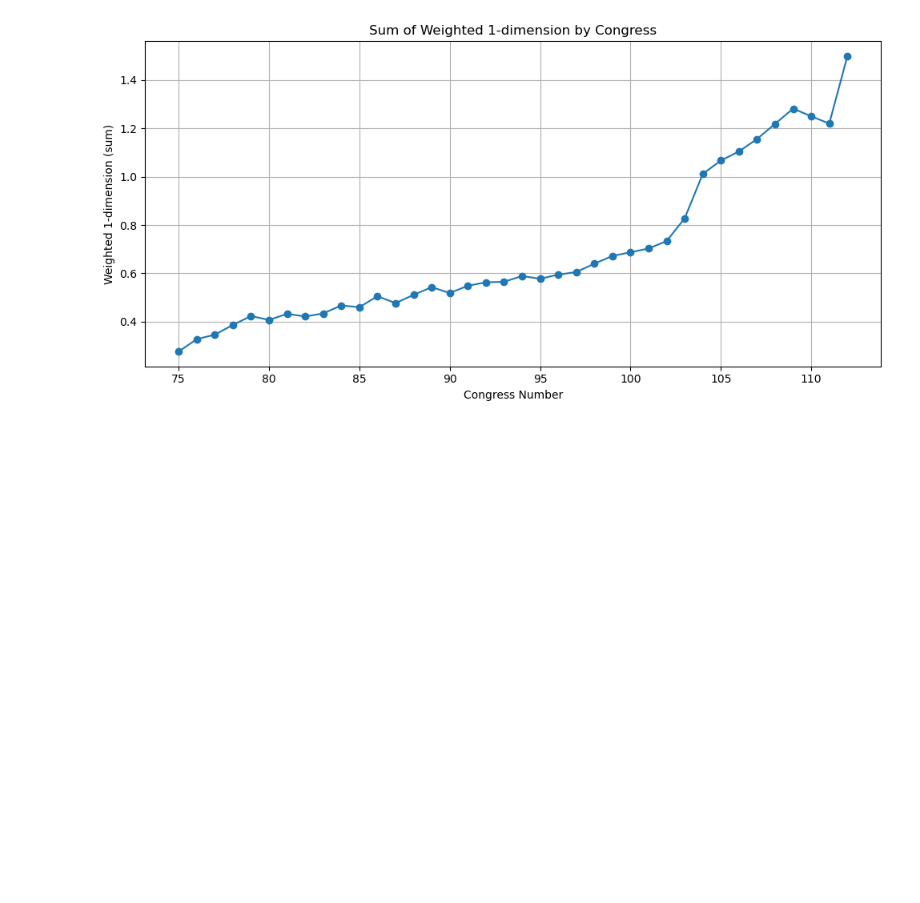
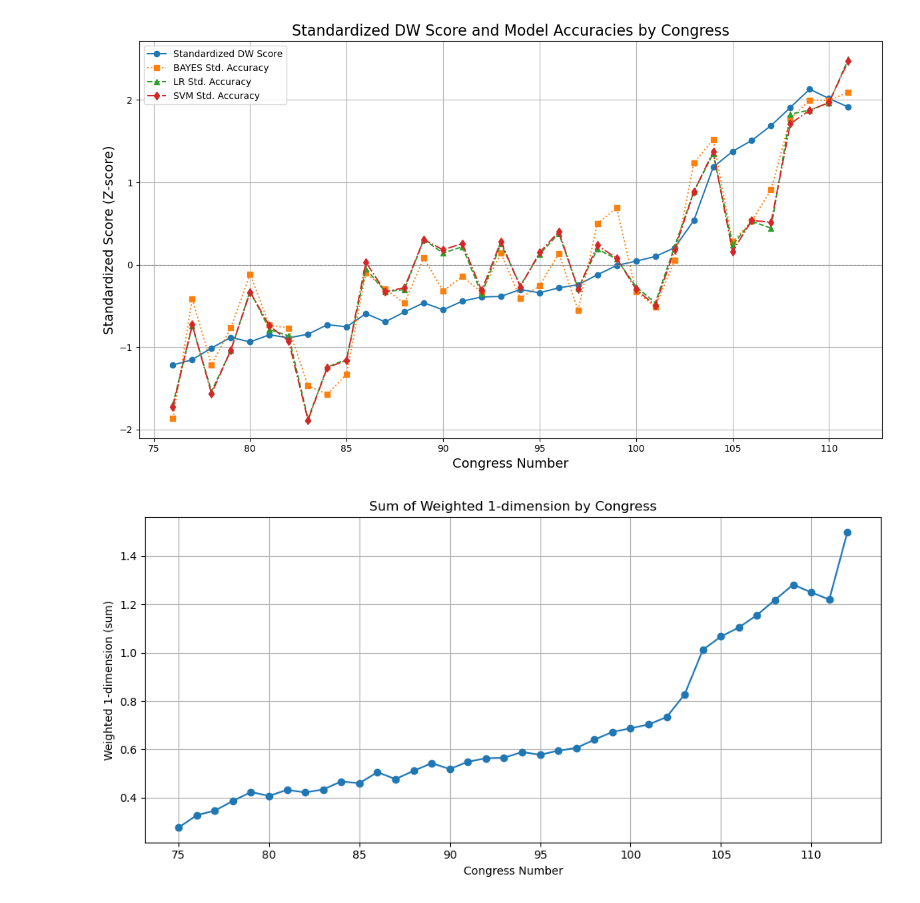
Before and after one commit to giacomotre/congress-polarization-thesis, a Jupyter notebook: notebooks/curve_comparison.ipynb, the cells around one changed output. Drawn from its saved outputs; the diff is of its cells as text; code cells hidden in the pictures; blank space fills up the shorter version.

Commit message:
curve comparison

```diff
--- a/notebooks/curve_comparison.ipynb
+++ b/notebooks/curve_comparison.ipynb
@@ -30,7 +32,7 @@ df_kept[df_kept["Congress Number"].between(75, 112)]
 # --- Apply Party-Seat Weighting ---
 df_seats_partition = pd.read_excel("dw_dominate_data/house_seats.xlsx")
 df_seats_partition = df_seats_partition[["Congress Number", "# Seats", "Democrats", "Republicans"]]
-df_seats_partition = df_seats_partition[df_seats_partition["Congress Number"].between(75, 112)]
+df_seats_partition = df_seats_partition[df_seats_partition["Congress Number"].between(76, 111)]
 
 # df1 and df2 each have a column called "Congress Number"
 df_merged = pd.merge(
@@ -66,0 +74,18 @@ standard_dw_score = standard_dw_score.tolist()
+# %%
+models = ["bayes", "lr", "svm"]
+base_dir = Path("models_avg_results")
+standardize_accuracy = []
+
+for model in models:
+    model_file = base_dir / f"tfidf_{model}_performance_avg.csv"
+    df = pd.read_csv(model_file)
+    accuracy_scores = df["accuracy"]
+    accuracy_array = np.array(accuracy_scores)
+    accuracy_std = np.std(accuracy_array)
+    accuracy_mean = np.mean(accuracy_array)
+
+    standard_accuracy_score = (accuracy_array - accuracy_mean)/accuracy_std
+    print(len(standard_accuracy_score))
+    standardize_accuracy.append(standard_accuracy_score)
+
+print(standardize_accuracy)
@@ -67,3 +110,46 @@ standard_dw_score = standard_dw_score.tolist()
+# %%
+plt.figure(figsize=(12, 7))  # Adjusted size for better readability with multiple lines
+
+# Plot the standardized DW score
+plt.plot(
+    weighted_sum["Congress Number"],
+    standard_dw_score,
+    marker="o",
+    linestyle="-", # Solid line for DW score
+    label="Standardized DW Score"  # Label for the legend
+)
+
+# Define some distinct markers and linestyles for the models
+model_markers = ['s', '^', 'd']  # square, triangle_up, diamond
+model_linestyles = [':', '--', '-.'] # dotted, dashed, dash-dot
+
+# Plot the standardized accuracy for each model
+for i, model_name in enumerate(models):
+    if i < len(standardize_accuracy): # Check if accuracy data exists for this model index
+        model_acc_scores = standardize_accuracy[i]
+        plt.plot(
+            weighted_sum["Congress Number"],
+            model_acc_scores,
+            marker=model_markers[i % len(model_markers)], # Cycle through markers
+            linestyle=model_linestyles[i % len(model_linestyles)], # Cycle through linestyles
+            label=f"{model_name.upper()} Std. Accuracy"  # Label for the legend
+        )
+    else:
+        print(f"Warning: Missing accuracy data for model index {i} ({model_name}). Skipping plot for this model.")
+
+
+plt.xlabel("Congress Number", fontsize=14)
+plt.ylabel("Standardized Score (Z-score)", fontsize=14) # General Y-axis label
+plt.title("Standardized DW Score and Model Accuracies by Congress", fontsize=16) # Updated title
+
+plt.axhline(0, color='grey', linestyle='--', linewidth=0.8) # Reference line at Z-score = 0
+
+plt.legend()  # Add the legend to the plot
+plt.grid(True)
+plt.tight_layout()
+plt.show()
+# %% [output]
+[figure, added]
 # %%
 
 plt.figure(figsize=(10, 5))               # a comfortable size
```
Also changed, not shown: parts of 7 cells of this notebook, 3 other files.
